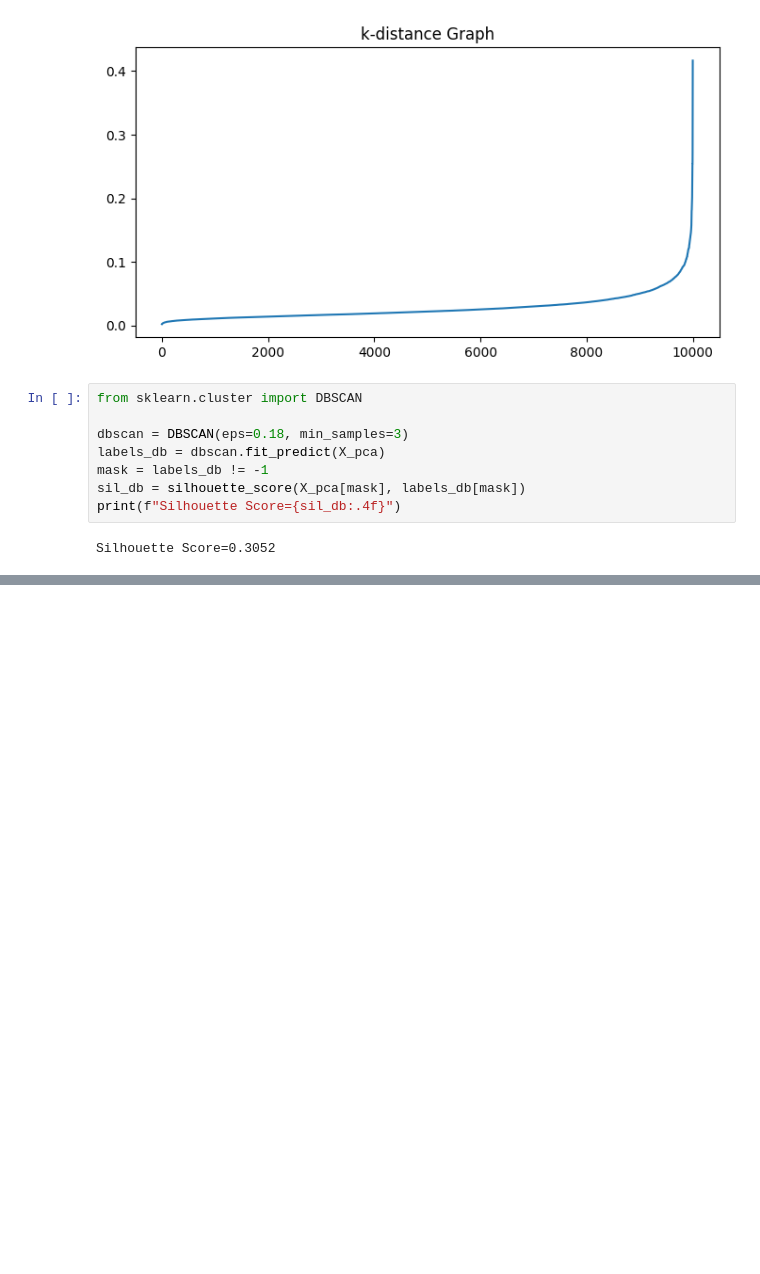
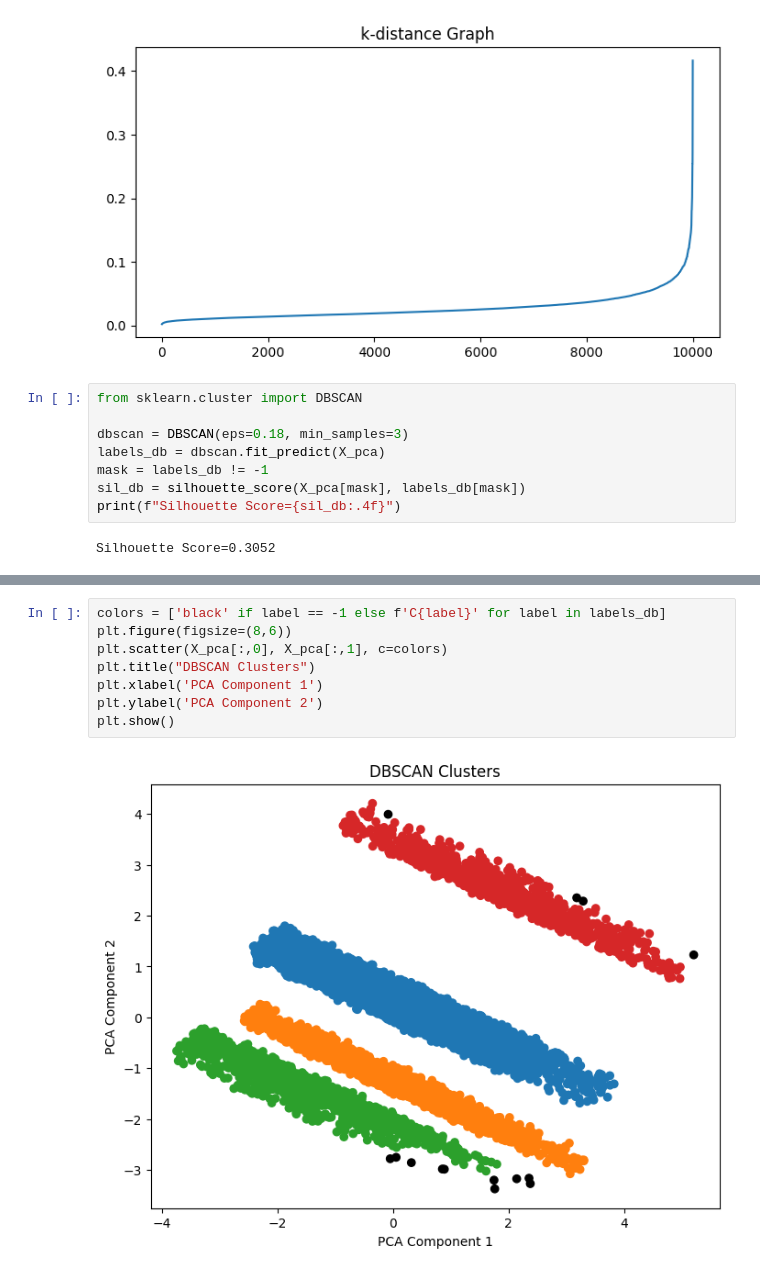
Before and after one commit to kanika-07cs/Coffee_Clustering_Task, a Jupyter notebook: Task.ipynb, the cells around one changed output, grey strips where cells are left out. Drawn from its saved outputs; the diff is of its cells as text; blank space fills up the shorter version.

```diff
--- a/Task.ipynb
+++ b/Task.ipynb
@@ -226,0 +248,10 @@ Silhouette Score=0.3052
+# %%
+colors = ['black' if label == -1 else f'C{label}' for label in labels_db]
+plt.figure(figsize=(8,6))
+plt.scatter(X_pca[:,0], X_pca[:,1], c=colors)
+plt.title("DBSCAN Clusters")
+plt.xlabel('PCA Component 1')
+plt.ylabel('PCA Component 2')
+plt.show()
+# %% [output]
+[figure, added]
```
Also changed, not shown: parts of 3 cells of this notebook.
